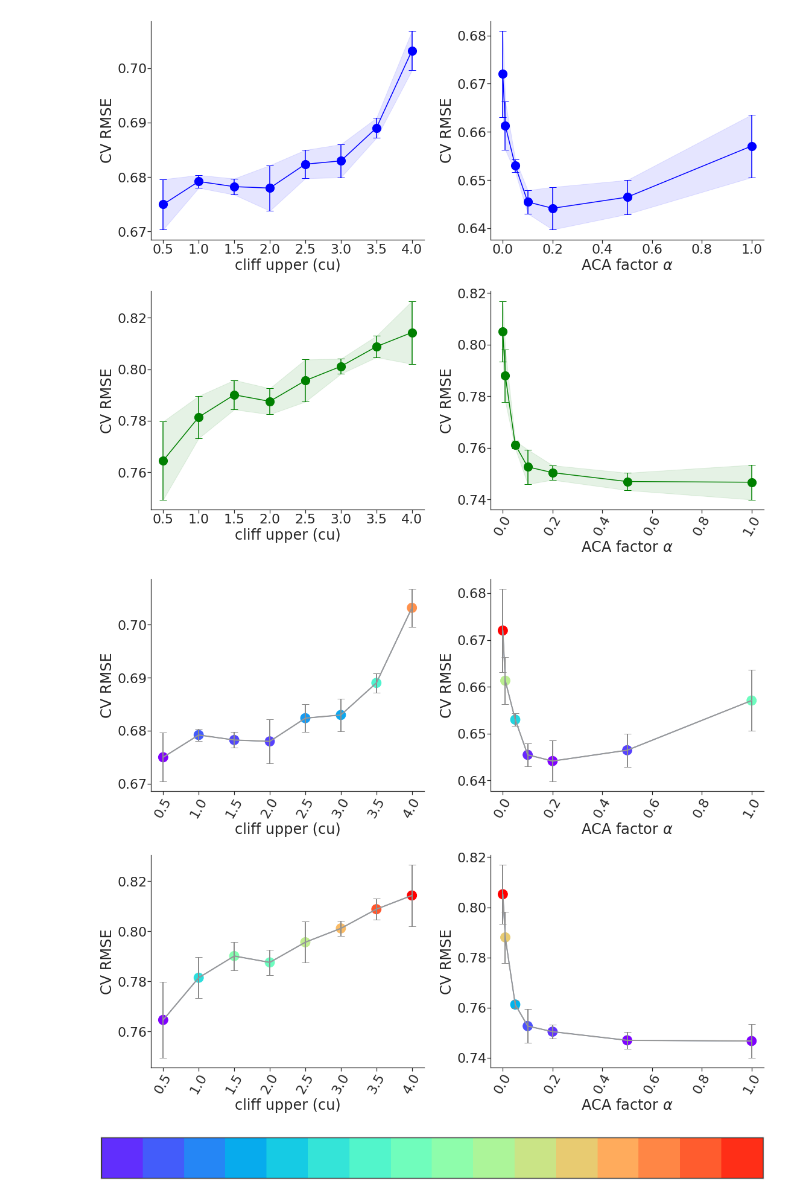
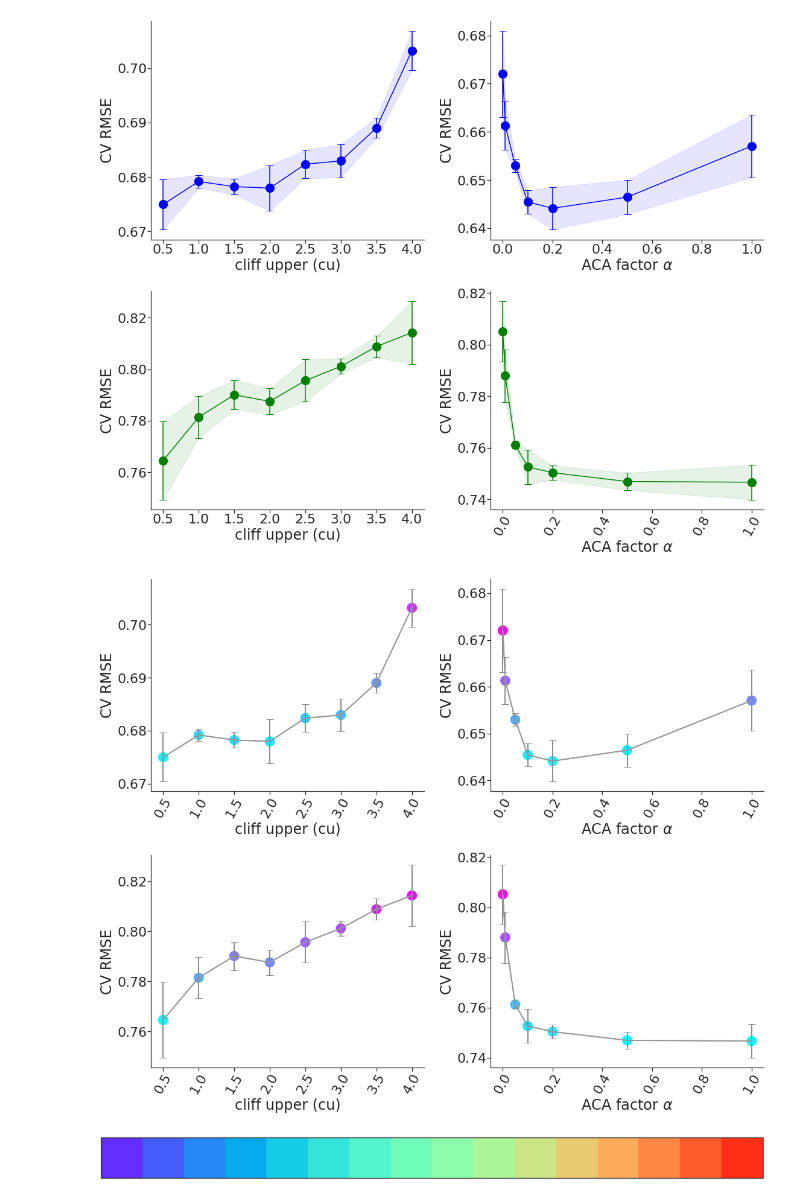
Before and after one commit to shenwanxiang/ACANet, a Jupyter notebook: experiment/03_HSSMS_performance/plot_CLK4_5HT1A.ipynb, the cells around one changed output. Saved outputs shown, nothing was run; the diff lists cells and outputs as text; code cells hidden in the pictures.

```diff
--- a/experiment/03_HSSMS_performance/plot_CLK4_5HT1A.ipynb
+++ b/experiment/03_HSSMS_performance/plot_CLK4_5HT1A.ipynb
@@ -205,7 +205,7 @@ sns.despine(top=True, right=True, left=False, bottom=False)
 # df2.alpha = df2.alpha.apply(lambda x:'%.e' % float(x))
 
 ax2.plot(df1.alpha, df1.rmse)
-ax2.scatter(df1.alpha, df1.rmse, c=df1.rmse, cmap='rainbow', s=250, alpha = 1, )
+ax2.scatter(df1.alpha, df1.rmse, c=df1.rmse, cmap='cool', s=250, alpha = 1, )
 ax2.errorbar(df1.alpha, df1.rmse, yerr=df1.rmse_err, capsize = 6, ecolor='#8c8c8c', color = '#999999', lw=2)
 ax2.set_xlabel(r'ACA factor $\alpha$')
 ax2.set_ylabel('CV RMSE')
@@ -213,43 +213,43 @@ ax2.tick_params(left='off',  bottom='off', pad=.5,)
 ax2.tick_params(axis='x', labelrotation=60)
 
 ax4.plot(df2.alpha, df2.rmse)
-ax4.scatter(df2.alpha, df2.rmse, c=df2.rmse, cmap='rainbow', s=250, alpha = 1)
+ax4.scatter(df2.alpha, df2.rmse, c=df2.rmse, cmap='cool', s=250, alpha = 1)
 ax4.errorbar(df2.alpha, df2.rmse, yerr=df2.rmse_err, capsize = 6, ecolor='#8c8c8c', color = '#999999', lw=2)
 ax4.set_xlabel(r'ACA factor $\alpha$')
 ax4.set_ylabel('CV RMSE')
 ax4.tick_params(left='off',  bottom='off', pad=.5,)
 ax4.tick_params(axis='x', labelrotation=60)
 
 
 
 
 ax1.plot(df3.cu, df3.rmse)
-ax1.scatter(df3.cu, df3.rmse, c=df3.rmse, cmap='rainbow', vmax = 0.71, s=250, alpha = 1)
+ax1.scatter(df3.cu, df3.rmse, c=df3.rmse, cmap='cool', vmax = 0.71, s=250, alpha = 1)
 ax1.errorbar(df3.cu, df3.rmse, yerr=df3.rmse_err, capsize = 6, ecolor='#8c8c8c', color = '#999999', lw=2)
 ax1.set_xlabel(r'ACA factor $\alpha$')
 ax1.set_ylabel('CV RMSE')
 ax1.tick_params(left='off',  bottom='off', pad=.5,)
 ax1.tick_params(axis='x', labelrotation=60)
 ax1.set_xlabel('cliff upper (cu)')
 ax1.set_xticks(df3.cu.tolist())
 
 
 ax3.plot(df4.cu, df4.rmse)
-ax3.scatter(df4.cu, df4.rmse, c=df4.rmse, cmap='rainbow', s=250, alpha = 1)
+ax3.scatter(df4.cu, df4.rmse, c=df4.rmse, cmap='cool', s=250, alpha = 1)
 ax3.errorbar(df4.cu, df4.rmse, yerr=df4.rmse_err, capsize = 6, ecolor='#8c8c8c', color = '#999999', lw=2)
 
 ax3.set_ylabel('CV RMSE')
 ax3.tick_params(left='off',  bottom='off', pad=.5,)
 ax3.tick_params(axis='x', labelrotation=60)
 ax3.set_xlabel('cliff upper (cu)')
 ax3.set_xticks(df4.cu.tolist())
 
 plt.tight_layout()
 
 
 fig.savefig('./benchmark_performance/clk4_5ht1a_cu_alpha.pdf', bbox_inches='tight', dpi=400)
 # %% [output]
-[figure, old version]
+[figure, new version]
 # %%
 sns.palplot(sns.palettes.color_palette('rainbow', 16))
 # %% [output]
```
Also changed, not shown: 2 other files.
